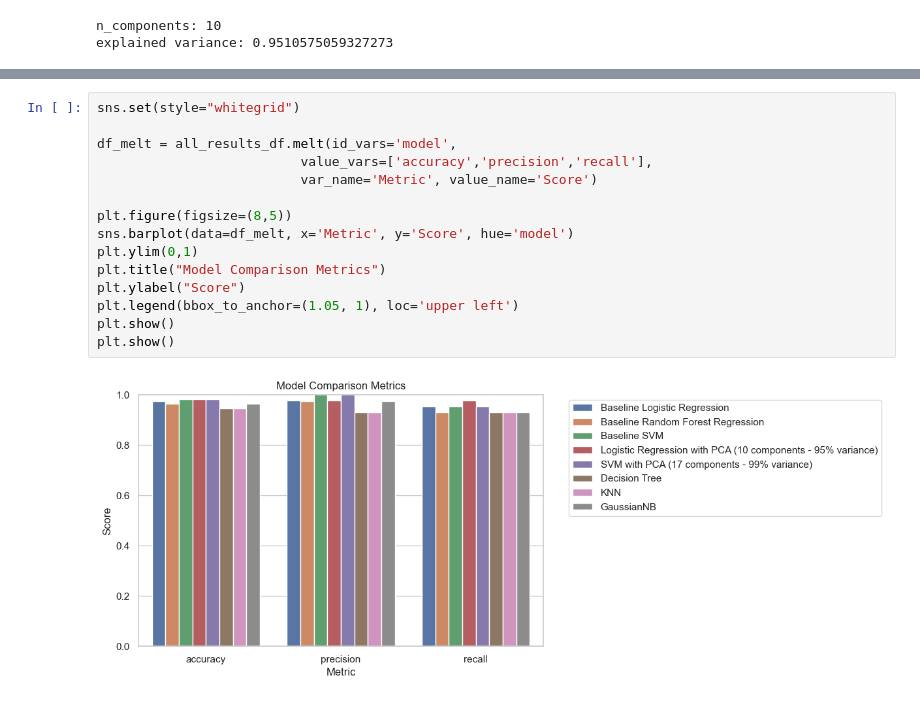
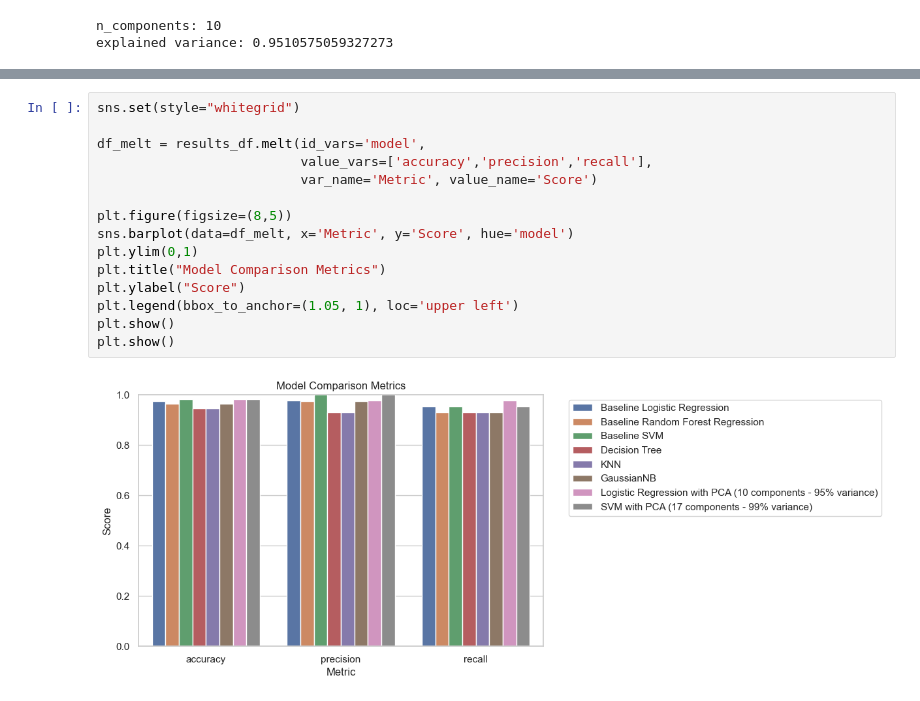
Before and after one commit to vasiagalan01/breast-cancer-classification-project, a Jupyter notebook: model-development/breast_cancer.ipynb, the cells around one changed output, grey strips where cells are left out. Drawn from its saved outputs; the diff is of its cells as text.

```diff
--- a/model-development/breast_cancer.ipynb
+++ b/model-development/breast_cancer.ipynb
@@ -455,17 +450,17 @@ all_results_df
-# %%
-sns.set(style="whitegrid")
-
-df_melt = all_results_df.melt(id_vars='model',
-                          value_vars=['accuracy','precision','recall'],
-                          var_name='Metric', value_name='Score')
-
-plt.figure(figsize=(8,5))
-sns.barplot(data=df_melt, x='Metric', y='Score', hue='model')
-plt.ylim(0,1)
-plt.title("Model Comparison Metrics")
-plt.ylabel("Score")
-plt.legend(bbox_to_anchor=(1.05, 1), loc='upper left')
-plt.show()
-plt.show()
-# %% [output]
-[figure, removed]
+# %%
+sns.set(style="whitegrid")
+
+df_melt = results_df.melt(id_vars='model',
+                          value_vars=['accuracy','precision','recall'],
+                          var_name='Metric', value_name='Score')
+
+plt.figure(figsize=(8,5))
+sns.barplot(data=df_melt, x='Metric', y='Score', hue='model')
+plt.ylim(0,1)
+plt.title("Model Comparison Metrics")
+plt.ylabel("Score")
+plt.legend(bbox_to_anchor=(1.05, 1), loc='upper left')
+plt.show()
+plt.show()
+# %% [output]
+[figure, added]
```
Also changed, not shown: parts of 24 cells of this notebook, 2 other files.
